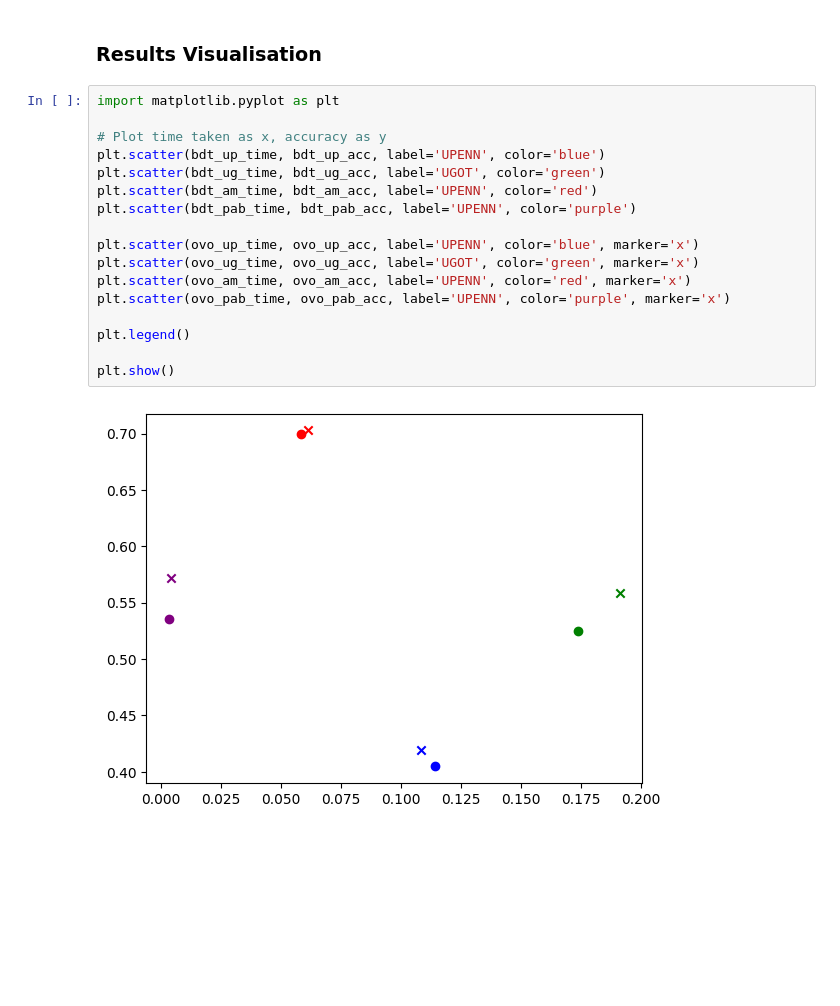
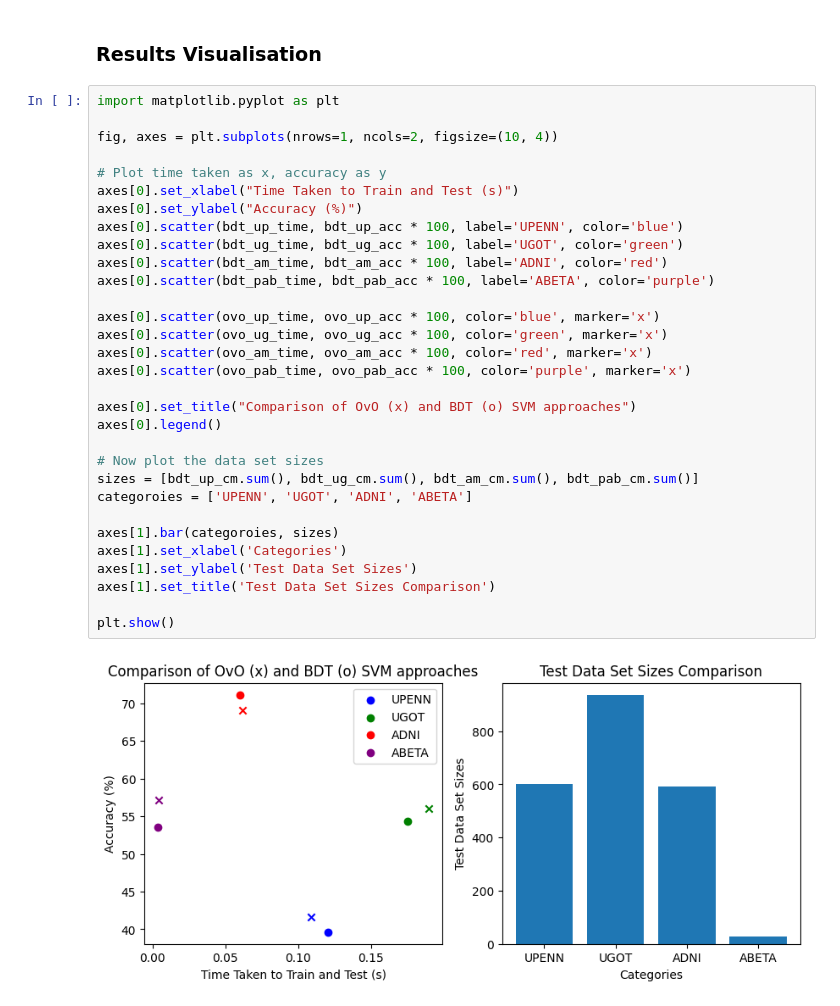
Before and after one commit to danielmakin/NoMoreAlzheimersDisease, a Jupyter notebook: main.ipynb, the cells around one changed output. Cells and saved outputs as stored; diff of their text form; blank space fills up the shorter version.

```diff
--- a/main.ipynb
+++ b/main.ipynb
@@ -364,19 +364,33 @@ PLASMA ABETA
 # %%
 import matplotlib.pyplot as plt
 
+fig, axes = plt.subplots(nrows=1, ncols=2, figsize=(10, 4))
+
 # Plot time taken as x, accuracy as y
-plt.scatter(bdt_up_time, bdt_up_acc, label='UPENN', color='blue')
-plt.scatter(bdt_ug_time, bdt_ug_acc, label='UGOT', color='green')
-plt.scatter(bdt_am_time, bdt_am_acc, label='UPENN', color='red')
-plt.scatter(bdt_pab_time, bdt_pab_acc, label='UPENN', color='purple')
+axes[0].set_xlabel("Time Taken to Train and Test (s)")
+axes[0].set_ylabel("Accuracy (%)")
+axes[0].scatter(bdt_up_time, bdt_up_acc * 100, label='UPENN', color='blue')
+axes[0].scatter(bdt_ug_time, bdt_ug_acc * 100, label='UGOT', color='green')
+axes[0].scatter(bdt_am_time, bdt_am_acc * 100, label='ADNI', color='red')
+axes[0].scatter(bdt_pab_time, bdt_pab_acc * 100, label='ABETA', color='purple')
 
-plt.scatter(ovo_up_time, ovo_up_acc, label='UPENN', color='blue', marker='x')
-plt.scatter(ovo_ug_time, ovo_ug_acc, label='UGOT', color='green', marker='x')
-plt.scatter(ovo_am_time, ovo_am_acc, label='UPENN', color='red', marker='x')
-plt.scatter(ovo_pab_time, ovo_pab_acc, label='UPENN', color='purple', marker='x')
+axes[0].scatter(ovo_up_time, ovo_up_acc * 100, color='blue', marker='x')
+axes[0].scatter(ovo_ug_time, ovo_ug_acc * 100, color='green', marker='x')
+axes[0].scatter(ovo_am_time, ovo_am_acc * 100, color='red', marker='x')
+axes[0].scatter(ovo_pab_time, ovo_pab_acc * 100, color='purple', marker='x')
 
-plt.legend()
+axes[0].set_title("Comparison of OvO (x) and BDT (o) SVM approaches")
+axes[0].legend()
+
+# Now plot the data set sizes
+sizes = [bdt_up_cm.sum(), bdt_ug_cm.sum(), bdt_am_cm.sum(), bdt_pab_cm.sum()]
+categoroies = ['UPENN', 'UGOT', 'ADNI', 'ABETA']
+
+axes[1].bar(categoroies, sizes)
+axes[1].set_xlabel('Categories')
+axes[1].set_ylabel('Test Data Set Sizes')
+axes[1].set_title('Test Data Set Sizes Comparison')
 
 plt.show()
 # %% [output]
-[figure, old version]
+[figure, new version]
```
Also changed, not shown: parts of 4 cells of this notebook, 2 other files.
